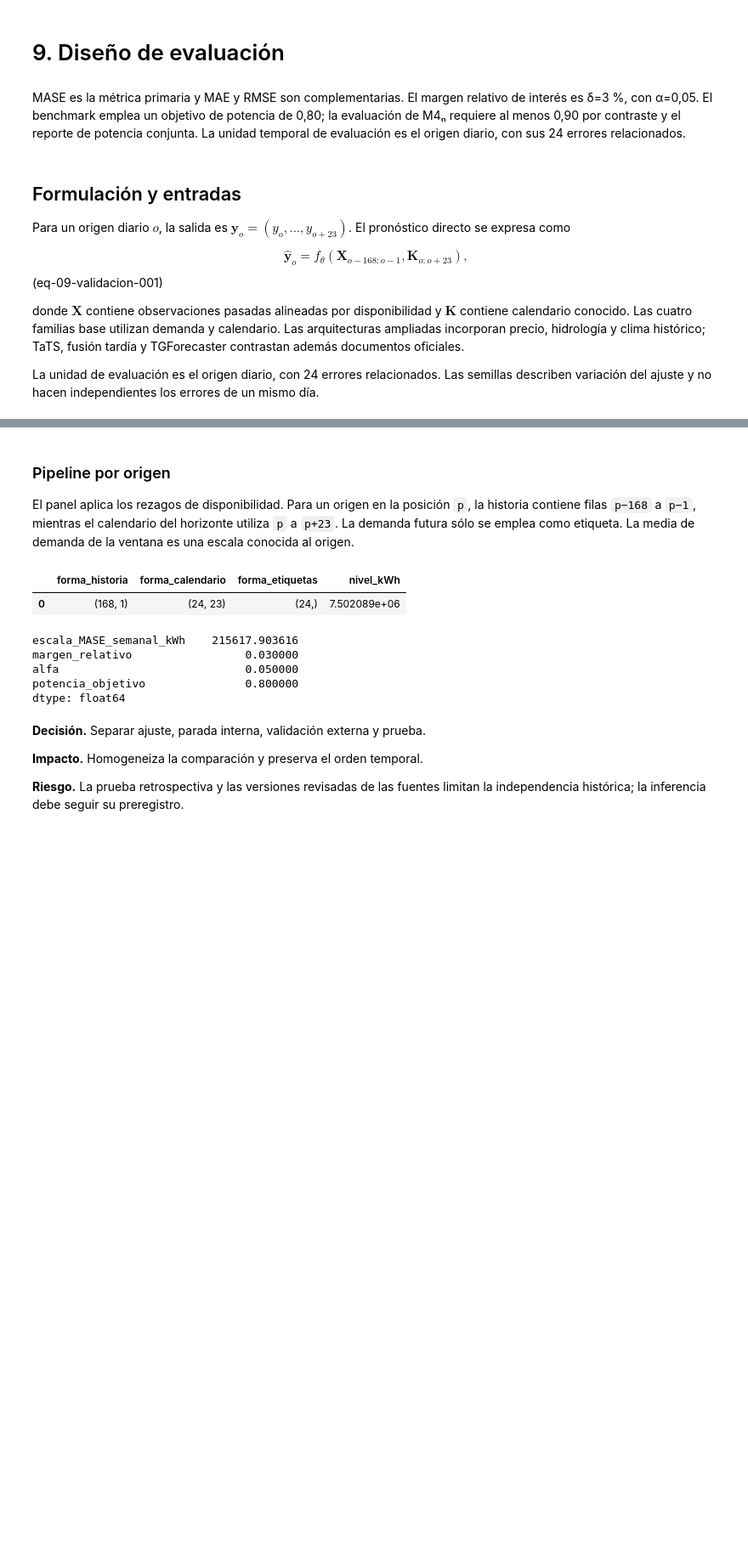
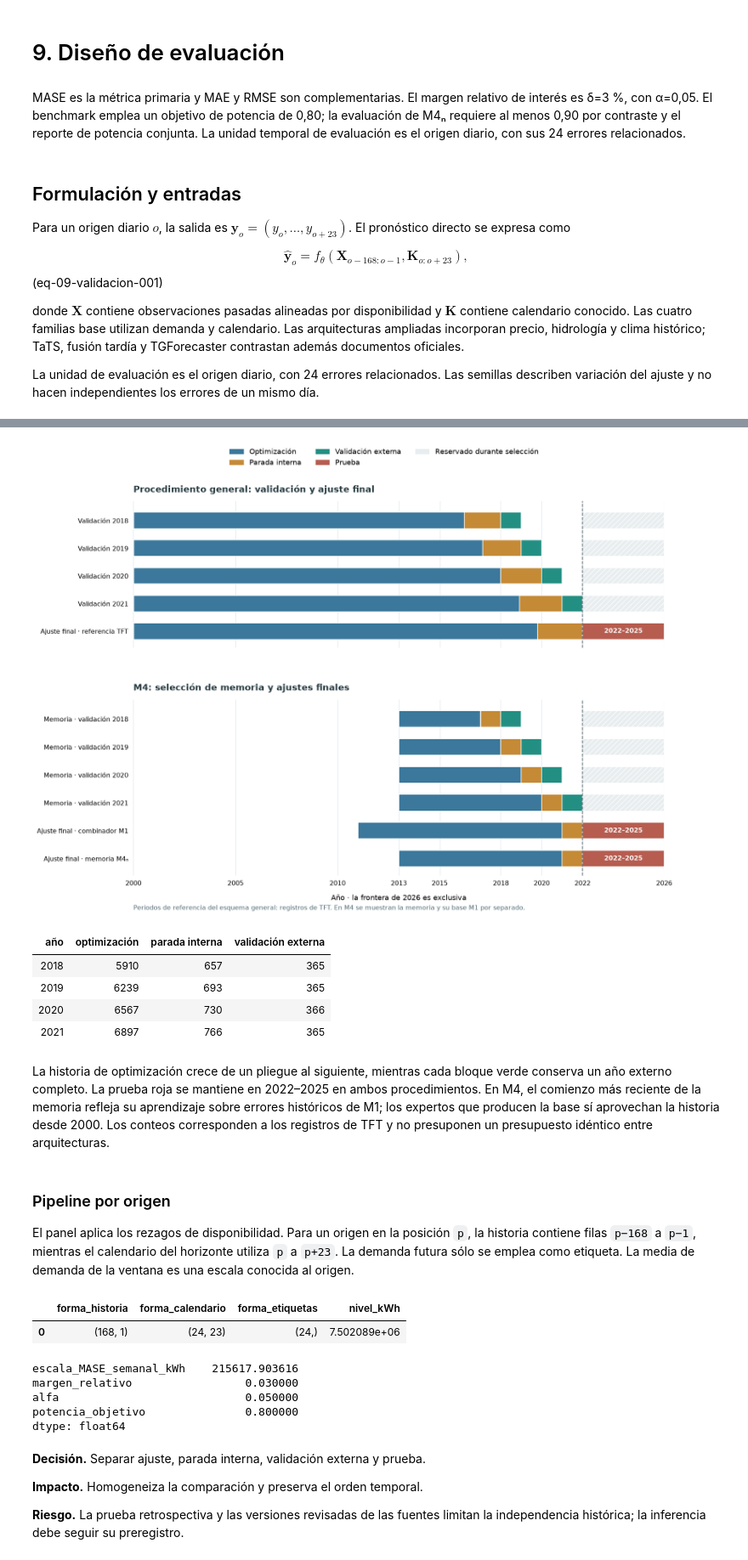
Before and after one commit to Fabian-11037/Prediccion-Demanda-Electrica, a Jupyter notebook: book/09_validacion.ipynb, the cells around one changed output, grey strips where cells are left out. Shown at 85% size. Drawn from its saved outputs; the diff is of its cells as text; code cells hidden in the pictures; blank space fills up the shorter version.

Commit message:
Publicar etapas de entrenamiento y evaluación de expertos, M1 y M4

```diff
--- a/book/09_validacion.ipynb
+++ b/book/09_validacion.ipynb
@@ -37,7 +34,0 @@ El esquema de selección de las cuatro familias de demanda y calendario utiliza
-# %%
-H=24; L=168; indice=panel.index; candidatos=np.arange(L,len(panel)-H+1); candidatos=candidatos[indice[candidatos].hour==0]; filas=[]; fig,ax=plt.subplots()
-for fila,anio in enumerate([2018,2019,2020,2021]):
-    inicio=pd.Timestamp(f'{anio}-01-01',tz='America/Bogota'); fin=pd.Timestamp(f'{anio+1}-01-01',tz='America/Bogota'); pre=candidatos[indice[candidatos]+pd.Timedelta(hours=H-1)<inicio]; n_es=max(1,round(.1*len(pre))); es=pre[-n_es:]; tr=pre[indice[pre]+pd.Timedelta(hours=H-1)<indice[es[0]]]; val=candidatos[(indice[candidatos]>=inicio)&(indice[candidatos]+pd.Timedelta(hours=H-1)<fin)]; assert indice[tr[-1]]+pd.Timedelta(hours=23)<indice[es[0]]; assert indice[es[-1]]+pd.Timedelta(hours=23)<indice[val[0]]
-    filas.append({'año':anio,'entrenamiento':len(tr),'parada_interna':len(es),'validacion':len(val)})
-    for posiciones,color in [(tr,'#247ba0'),(es,'#d18a2d'),(val,'#2a9d8f')]: ax.plot([indice[posiciones[0]],indice[posiciones[-1]]],[fila,fila],color=color,lw=10)
-ax.set(yticks=range(4),yticklabels=range(2018,2022),xlabel='Fecha',ylabel='Año validado'); fig.tight_layout(); display(fig); plt.close(fig); display(pd.DataFrame(filas))
@@ -53,3 +55,67 @@ Cada bloque verde corresponde a un año posterior a la historia de ajuste; el tr
+# %%
+"""Diagrama temporal de selección, ajuste final y prueba, sin ejecutar modelos."""
+from datetime import datetime,timedelta
+import matplotlib
+matplotlib.use('Agg')
+import matplotlib.pyplot as plt
+import matplotlib.dates as mdates
+from matplotlib.patches import Patch
+
+
+def grafico_particiones(protocolo):
+ colores={'ajuste':'#3b789b','parada':'#c58a36','validacion':'#238f83','prueba':'#b65d50','reserva':'#e8edef'}
+ fecha=lambda x:datetime.fromisoformat(x[:10])
+ fig,axes=plt.subplots(2,1,figsize=(16,10.7),sharex=True,gridspec_kw={'height_ratios':[5,6]})
+ fig.subplots_adjust(left=.26,right=.98,top=.86,bottom=.1,hspace=.32)
+ corte=fecha(protocolo['prueba'][0]);fin=fecha(protocolo['prueba'][1])+timedelta(days=1)
+ for ax,grupo,titulo in zip(axes,['general','m4'],['Procedimiento general: validación y ajuste final','M4: selección de memoria y ajustes finales']):
+  filas=protocolo[grupo]
+  for y,row in enumerate(filas):
+   for nombre in ['ajuste','parada','evaluacion']:
+    a,b=map(fecha,row[nombre]);b+=timedelta(days=1)
+    tipo=('validacion'if row['tipo']=='validacion'else'prueba')if nombre=='evaluacion'else nombre
+    ax.barh(y,mdates.date2num(b)-mdates.date2num(a),left=mdates.date2num(a),height=.59,color=colores[tipo],edgecolor='white',linewidth=1,zorder=3)
+   if row['tipo']=='validacion':
+    ax.barh(y,mdates.date2num(fin)-mdates.date2num(corte),left=mdates.date2num(corte),height=.59,color=colores['reserva'],edgecolor='white',hatch='///',zorder=3)
+   else:
+    ax.text((mdates.date2num(corte)+mdates.date2num(fin))/2,y,'2022–2025',ha='center',va='center',fontsize=10,color='white',weight='bold',zorder=4)
+  ax.axvline(mdates.date2num(corte),color='#65767d',ls='--',lw=1.3,zorder=4)
+  ax.set_yticks(range(len(filas)),[row['etapa']for row in filas],fontsize=11)
+  ax.set_ylim(len(filas)-.4,-.7);ax.set_title(titulo,loc='left',fontsize=14,color='#24383e',pad=14,weight='bold')
+  ax.grid(axis='x',color='#dde5e9',lw=.7,zorder=0);ax.tick_params(axis='both',length=0,pad=8,labelsize=10)
+  for spine in ax.spines.values():spine.set_visible(False)
+ axes[-1].set_xlim(datetime(2000,1,1),fin)
+ axes[-1].set_xticks([datetime(y,1,1)for y in [2000,2005,2010,2013,2015,2018,2020,2022,2026]])
+ axes[-1].xaxis.set_major_formatter(mdates.DateFormatter('%Y'));axes[-1].set_xlabel('Año · la frontera de 2026 es exclusiva',fontsize=11,labelpad=12)
+ fig.legend(handles=[Patch(facecolor=colores[k],label=t)for k,t in [('ajuste','Optimización'),('parada','Parada interna'),('validacion','Validación externa'),('prueba','Prueba'),('reserva','Reservado durante selección')]],loc='upper center',bbox_to_anchor=(.6,.98),ncol=3,frameon=False,fontsize=11)
+ fig.text(.26,.03,'Periodos de referencia del esquema general: registros de TFT. En M4 se muestran la memoria y su base M1 por separado.',fontsize=10,color='#526973')
+ return fig
+
+import json
+protocolo=json.loads((ROOT/'book/_static/resultados/diseno_evaluacion/protocolo_temporal.json').read_text(encoding='utf8'))
+fig=grafico_particiones(protocolo)
+display(fig); plt.close(fig)
+display(pd.DataFrame([{'año':int(f['evaluacion'][0][:4]),**f['conteos']} for f in protocolo['general'] if f['tipo']=='validacion']).rename(columns={'ajuste':'optimización','parada':'parada interna','evaluacion':'validación externa'}))
+# Variables del pliegue 2021 para el ejemplo de preparación por origen.
+H=24; L=168; indice=panel.index
+candidatos=np.arange(L,len(panel)-H+1)
+candidatos=candidatos[indice[candidatos].hour==0]
+f=protocolo['general'][3]
+def posiciones(periodo):
+    a=pd.Timestamp(periodo[0],tz='America/Bogota'); b=pd.Timestamp(periodo[1],tz='America/Bogota')
+    return candidatos[(indice[candidatos]>=a)&(indice[candidatos]<=b)]
+tr=posiciones(f['ajuste']); es=posiciones(f['parada']); val=posiciones(f['evaluacion'])
+assert indice[tr[-1]]+pd.Timedelta(hours=23)<indice[es[0]]
+assert indice[es[-1]]+pd.Timedelta(hours=23)<indice[val[0]]
+# %% [output]
+[figure, added]
+| año | optimización | parada interna | validación externa |
+| 2018 | 5910 | 657 | 365 |
+| 2019 | 6239 | 693 | 365 |
+| 2020 | 6567 | 730 | 366 |
+| 2021 | 6897 | 766 | 365 |
+# %% [markdown]
+La historia de optimización crece de un pliegue al siguiente, mientras cada bloque verde conserva un año externo completo. La prueba roja se mantiene en 2022–2025 en ambos procedimientos. En M4, el comienzo más reciente de la memoria refleja su aprendizaje sobre errores históricos de M1; los expertos que producen la base sí aprovechan la historia desde 2000. Los conteos corresponden a los registros de TFT y no presuponen un presupuesto idéntico entre arquitecturas.
 # %% [markdown]
 ### Pipeline por origen
 
```
Also changed, not shown: parts of 4 cells of this notebook, 19 other files.
